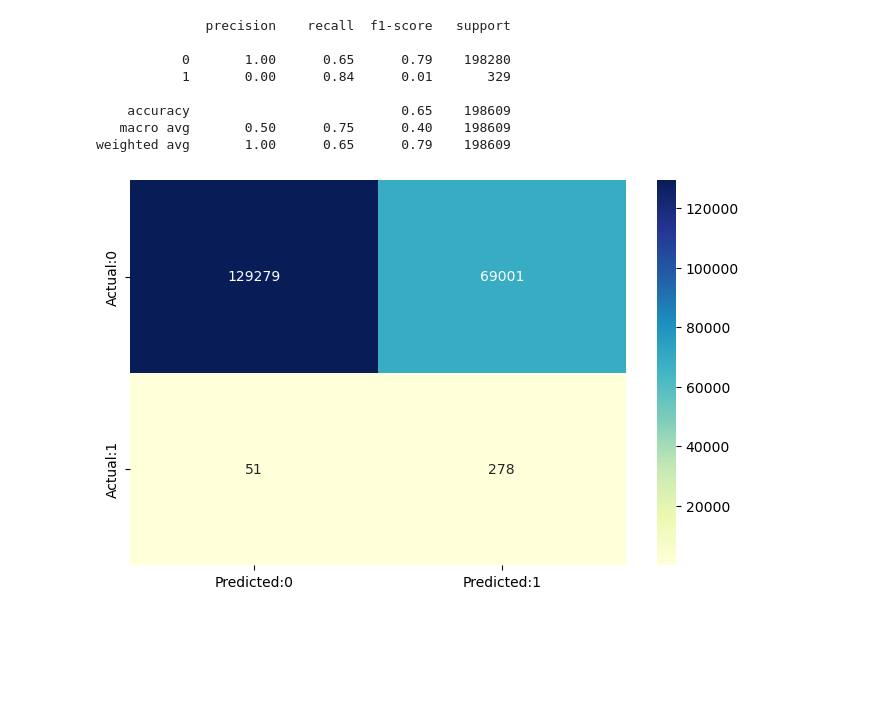
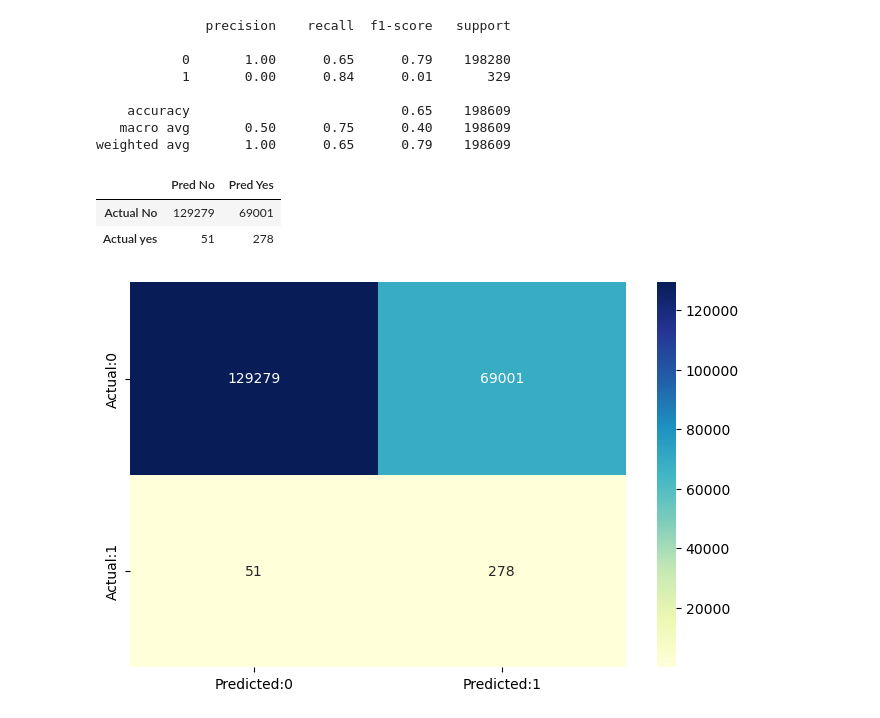
Before and after one commit to dawoodshahzad07/ML-Lab05, a Jupyter notebook: Lab05.ipynb, the cells around one changed output. Saved outputs shown, nothing was run; the diff lists cells and outputs as text; code cells hidden in the pictures; blank space fills up the shorter version.

```diff
--- a/Lab05.ipynb
+++ b/Lab05.ipynb
@@ -210,6 +229,12 @@ print(classification_report(y_test,predict))
     accuracy                           0.65    198609
    macro avg       0.50      0.75      0.40    198609
 weighted avg       1.00      0.65      0.79    198609
+# %%
+pd.DataFrame(confusion_matrix(y_test,predict),columns=['Pred No','Pred Yes'],index=['Actual No','Actual yes'])
+# %% [output]
+|  | Pred No | Pred Yes |
+| Actual No | 129279 | 69001 |
+| Actual yes | 51 | 278 |
 # %%
 from sklearn.metrics import confusion_matrix
 cm=confusion_matrix(y_test,predict)
```
Also changed, not shown: parts of 1 cell of this notebook.
